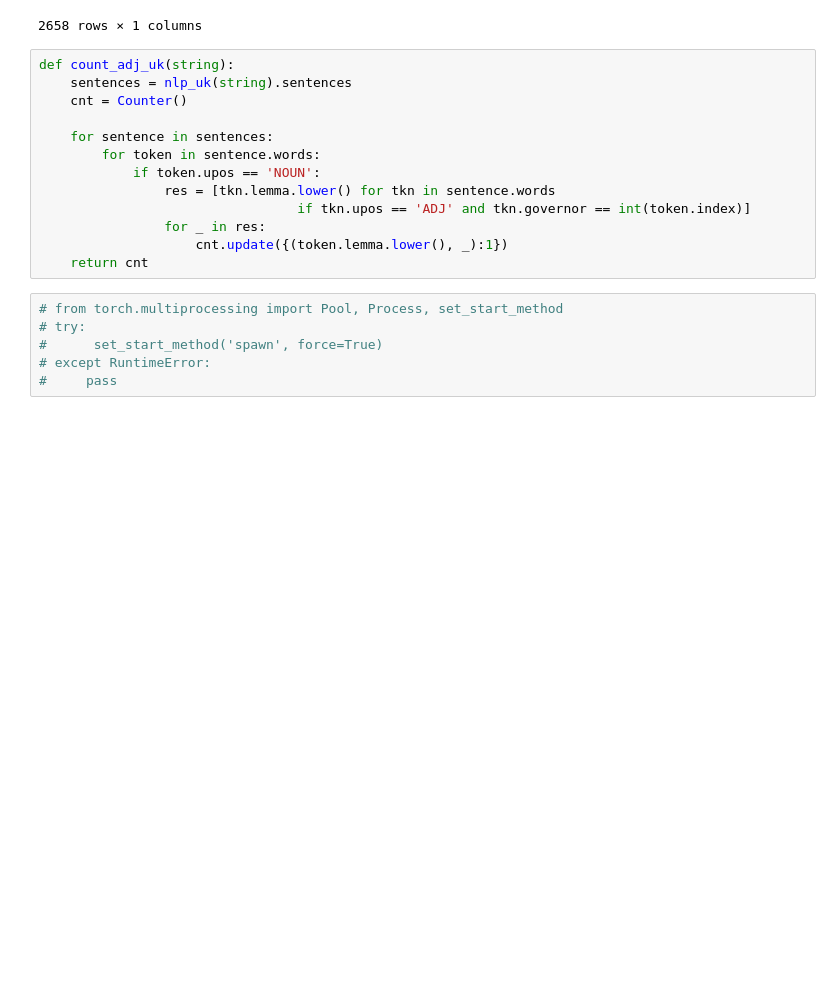
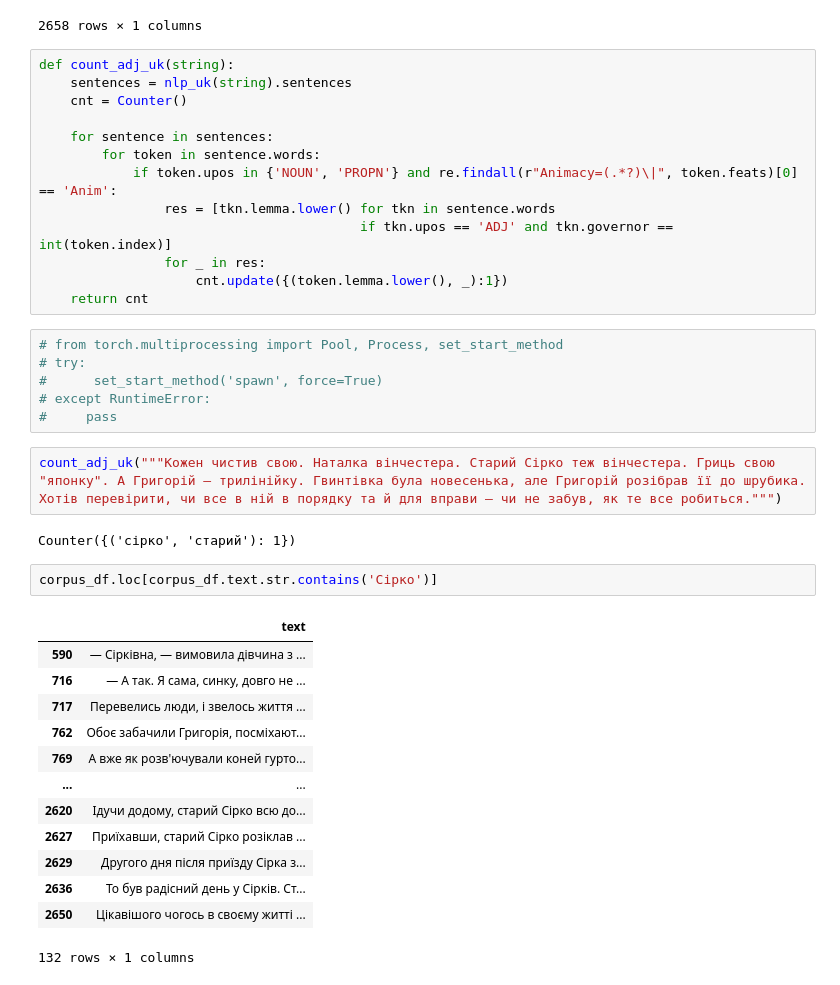
Before and after one commit to vseloved/prj-nlp-2020, a Jupyter notebook: students/DimaSakovich/02-structural-linguistics/3-collocations.ipynb, the cells around one changed output. Cells and saved outputs as stored; diff of their text form; blank space fills up the shorter version.

```diff
--- a/students/DimaSakovich/02-structural-linguistics/3-collocations.ipynb
+++ b/students/DimaSakovich/02-structural-linguistics/3-collocations.ipynb
@@ -191,9 +169,9 @@ def count_adj_uk(string):
 
     for sentence in sentences:
         for token in sentence.words:
-            if token.upos == 'NOUN':
+            if token.upos in {'NOUN', 'PROPN'} and re.findall(r"Animacy=(.*?)\|", token.feats)[0] == 'Anim':
                 res = [tkn.lemma.lower() for tkn in sentence.words
-                                 if tkn.upos == 'ADJ' and tkn.governor == int(token.index)]
+                                         if tkn.upos == 'ADJ' and tkn.governor == int(token.index)]
                 for _ in res:
                     cnt.update({(token.lemma.lower(), _):1})
     return cnt
@@ -203,6 +181,26 @@ def count_adj_uk(string):
 #      set_start_method('spawn', force=True)
 # except RuntimeError:
 #     pass
+# %%
+count_adj_uk("""Кожен чистив свою. Наталка вінчестера. Старий Сірко теж вінчестера. Гриць свою "японку". А Григорій — трилінійку. Гвинтівка була новесенька, але Григорій розібрав її до шрубика. Хотів перевірити, чи все в ній в порядку та й для вправи — чи не забув, як те все робиться.""")
+# %% [output]
+Counter({('сірко', 'старий'): 1})
+# %%
+corpus_df.loc[corpus_df.text.str.contains('Сірко')]
+# %% [output]
+|  | text |
+| 590 | — Сірківна, — вимовила дівчина з ... |
+| 716 | — А так. Я сама, синку, довго не ... |
+| 717 | Перевелись люди, і звелось життя ... |
+| 762 | Обоє забачили Григорія, посміхают... |
+| 769 | А вже як розв'ючували коней гурто... |
+| ... | ... |
+| 2620 | Ідучи додому, старий Сірко всю до... |
+| 2627 | Приїхавши, старий Сірко розіклав ... |
+| 2629 | Другого дня після приїзду Сірка з... |
+| 2636 | То був радісний день у Сірків. Ст... |
+| 2650 | Цікавішого чогось в своєму житті ... |
+132 rows × 1 columns
 # %%
 %%time
 
```
Also changed, not shown: parts of 9 cells of this notebook, 5 other files.
